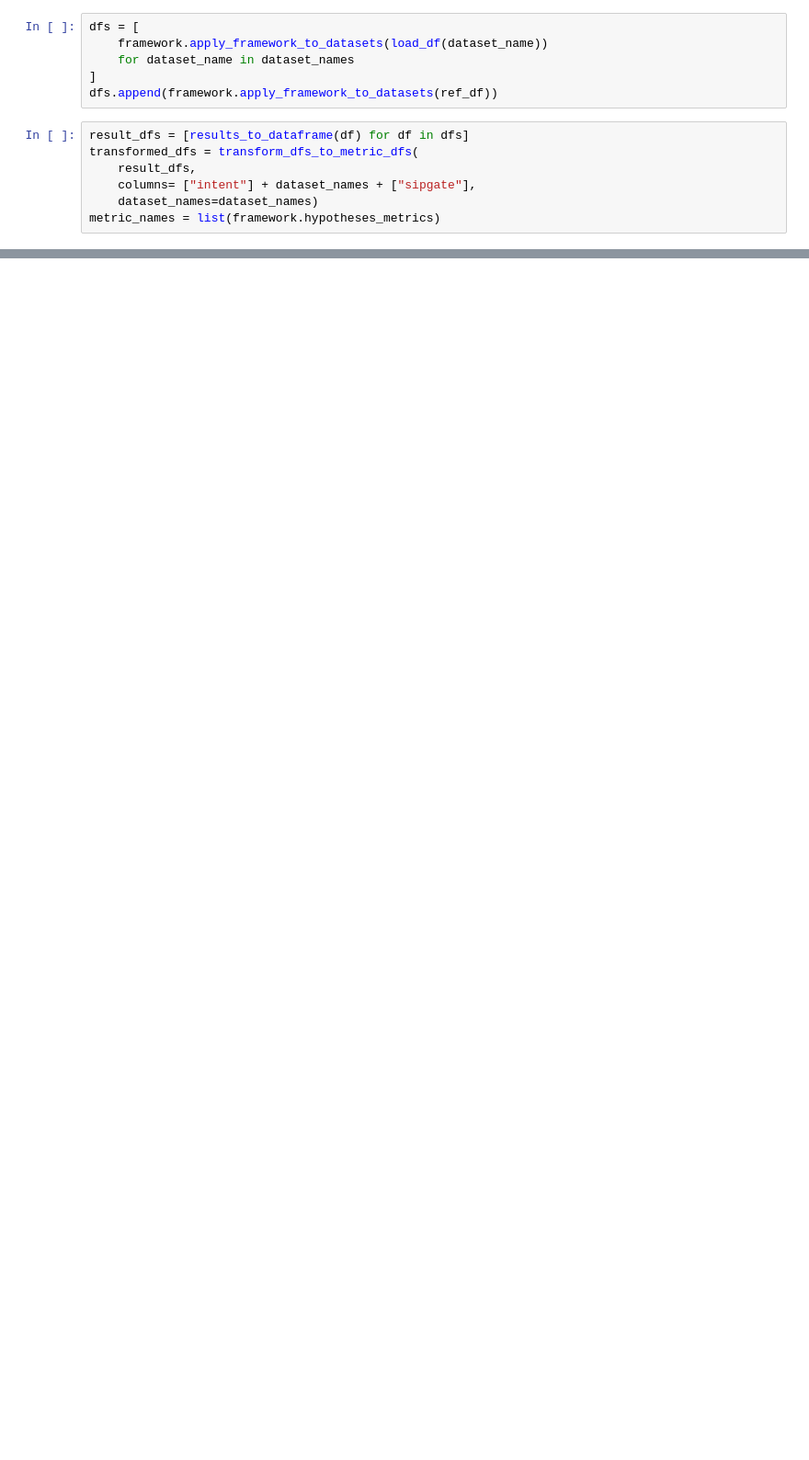
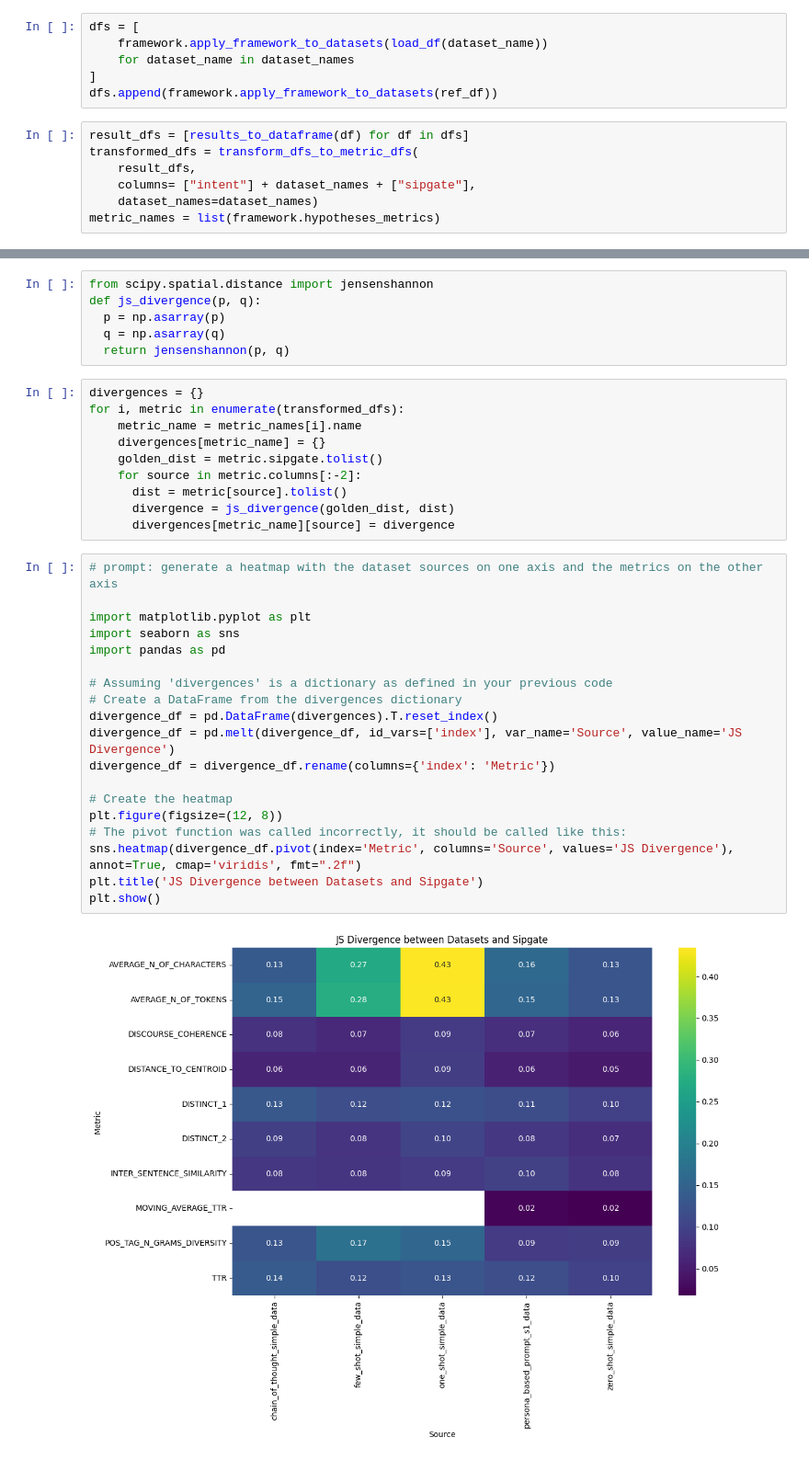
Before and after one commit to kobrue02/evaluating-llm-generated-nlu-data, a Jupyter notebook: bin/notebooks/evaluate.ipynb, the cells around one changed output, grey strips where cells are left out. Shown at 92% size. Cells and saved outputs as stored; diff of their text form; blank space fills up the shorter version.

```diff
--- a/bin/notebooks/evaluate.ipynb
+++ b/bin/notebooks/evaluate.ipynb
@@ -69,0 +86,37 @@ catplot_metric_dfs(transformed_dfs, framework.hypotheses_metrics)
+# %%
+from scipy.spatial.distance import jensenshannon
+def js_divergence(p, q):
+  p = np.asarray(p)
+  q = np.asarray(q)
+  return jensenshannon(p, q)
+# %%
+divergences = {}
+for i, metric in enumerate(transformed_dfs):
+    metric_name = metric_names[i].name
+    divergences[metric_name] = {}
+    golden_dist = metric.sipgate.tolist()
+    for source in metric.columns[:-2]:
+      dist = metric[source].tolist()
+      divergence = js_divergence(golden_dist, dist)
+      divergences[metric_name][source] = divergence
+# %%
+# prompt: generate a heatmap with the dataset sources on one axis and the metrics on the other axis
+
+import matplotlib.pyplot as plt
+import seaborn as sns
+import pandas as pd
+
+# Assuming 'divergences' is a dictionary as defined in your previous code
+# Create a DataFrame from the divergences dictionary
+divergence_df = pd.DataFrame(divergences).T.reset_index()
+divergence_df = pd.melt(divergence_df, id_vars=['index'], var_name='Source', value_name='JS Divergence')
+divergence_df = divergence_df.rename(columns={'index': 'Metric'})
+
+# Create the heatmap
+plt.figure(figsize=(12, 8))
+# The pivot function was called incorrectly, it should be called like this:
+sns.heatmap(divergence_df.pivot(index='Metric', columns='Source', values='JS Divergence'), annot=True, cmap='viridis', fmt=".2f")
+plt.title('JS Divergence between Datasets and Sipgate')
+plt.show()
+# %% [output]
+[figure, added]
```
Also changed, not shown: parts of 5 cells of this notebook.
